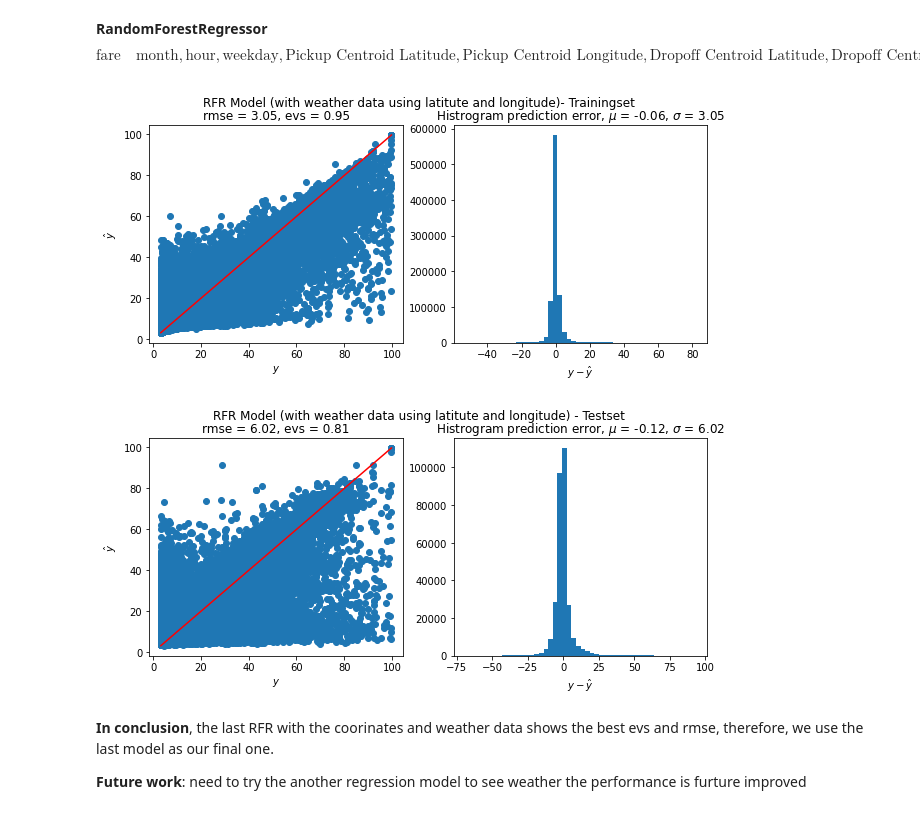
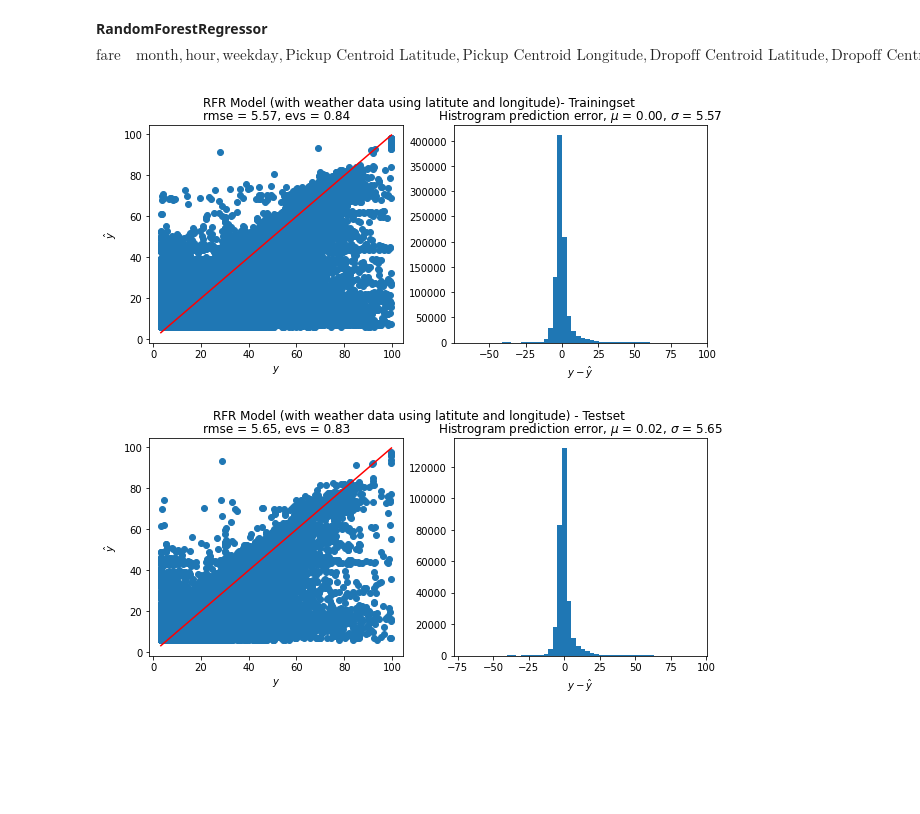
Before and after one commit to MZhangNan/grab_hw_chicago_taxi, a Jupyter notebook: Taxi_analysis.ipynb, the cells around one changed output. Drawn from its saved outputs; the diff is of its cells as text; code cells hidden in the pictures; blank space fills up the shorter version.

```diff
--- a/Taxi_analysis.ipynb
+++ b/Taxi_analysis.ipynb
@@ -793,31 +926,27 @@ plot_prediction_analysis(y_test, y_test_pred, title='Linear Model  (with weather
 # %%
 # using different models for the prediction
 from sklearn.ensemble import RandomForestRegressor
 # rf = RandomForestRegressor()
 # rf.fit(x_train, y_train)
 features = ['Distance', 'direction', 'month', 'hour', 'weekday','Pickup Centroid Latitude','Pickup Centroid Longitude',
             'Dropoff Centroid Latitude','Dropoff Centroid Longitude','tmpf',  'dwpf', 'relh', 'sknt']
 
 X = df_raw_weather[features].values
 y = df_raw_weather['Fare'].values
 
 X_train, X_test, y_train, y_test = train_test_split(X, y, test_size=0.25, random_state=42)
 
 pre_model_4 = Pipeline((
         ("standard_scaler", StandardScaler()),
-        ("RFR_reg", RandomForestRegressor()),
+        ("RFR_reg", RandomForestRegressor(n_estimators=100, max_depth=10, min_samples_leaf=10)),
     ))
 pre_model_4.fit(X_train, y_train)
 
 y_train_pred = pre_model_4.predict(X_train)
 plot_prediction_analysis(y_train, y_train_pred, title='RFR Model (with weather data using latitute and longitude)- Trainingset')
 
 y_test_pred = pre_model_4.predict(X_test)
 plot_prediction_analysis(y_test, y_test_pred, title='RFR Model (with weather data using latitute and longitude) - Testset')
 # %% [output]
-[figure, old version]
+[figure, new version]
-[figure, old version]
+[figure, new version]
-# %% [markdown]
-**In conclusion**, the last RFR with the coorinates and weather data shows the best evs and rmse, therefore, we use the last model as our final one.
-
-**Future work**: need to try the another regression model to see weather the performance is furture improved
```
Also changed, not shown: parts of 24 cells of this notebook.
